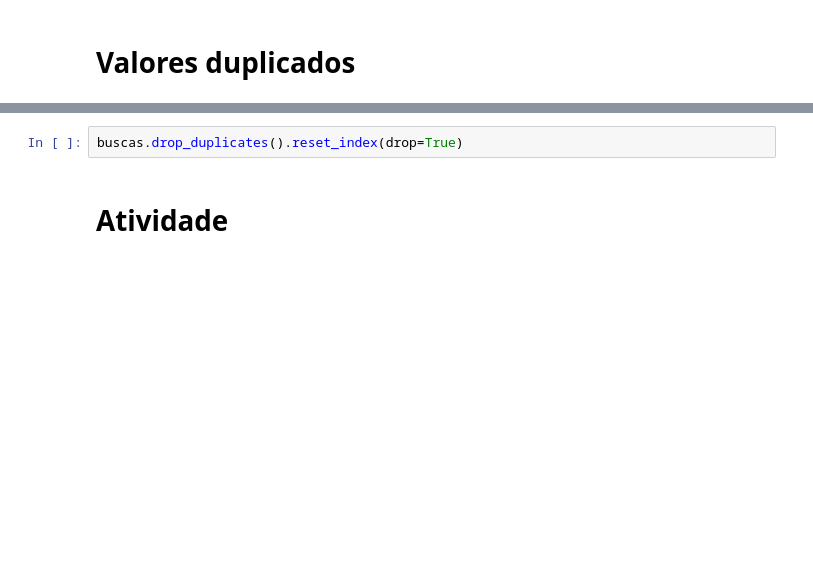
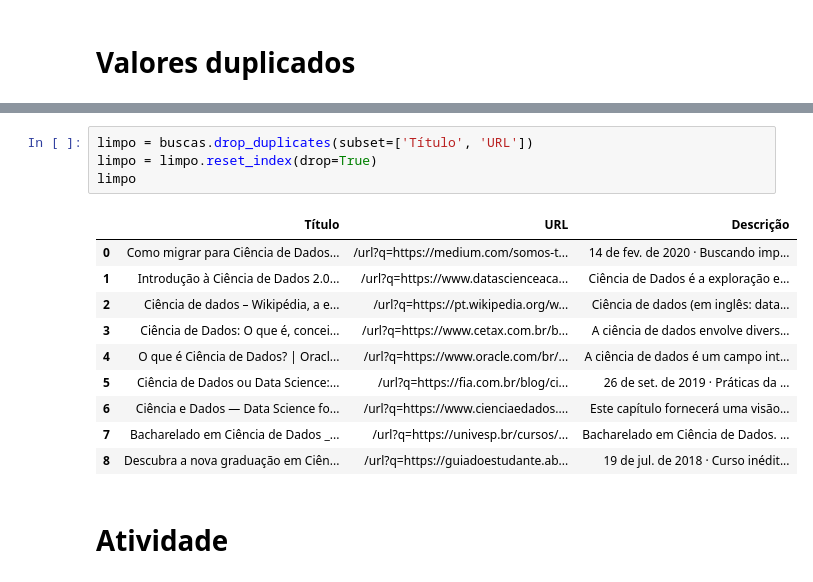
Before and after one commit to tafarelyan/aula-ETL, a Jupyter notebook: Aula 3 - Problemas nos dados.ipynb, the cells around one changed output, grey strips where cells are left out. Cells and saved outputs as stored; diff of their text form; blank space fills up the shorter version.

```diff
--- a/Aula 3 - Problemas nos dados.ipynb
+++ b/Aula 3 - Problemas nos dados.ipynb
@@ -452,5 +536,18 @@ buscas
 # %%
-buscas.drop_duplicates().reset_index(drop=True)
+limpo = buscas.drop_duplicates(subset=['Título', 'URL'])
+limpo = limpo.reset_index(drop=True)
+limpo
+# %% [output]
+|  | Título | URL | Descrição |
+| 0 | Como migrar para Ciência de Dados... | /url?q=https://medium.com/somos-t... | 14 de fev. de 2020 · Buscando imp... |
+| 1 | Introdução à Ciência de Dados 2.0... | /url?q=https://www.datascienceaca... | Ciência de Dados é a exploração e... |
+| 2 | Ciência de dados – Wikipédia, a e... | /url?q=https://pt.wikipedia.org/w... | Ciência de dados (em inglês: data... |
+| 3 | Ciência de Dados: O que é, concei... | /url?q=https://www.cetax.com.br/b... | A ciência de dados envolve divers... |
+| 4 | O que é Ciência de Dados? | Oracl... | /url?q=https://www.oracle.com/br/... | A ciência de dados é um campo int... |
+| 5 | Ciência de Dados ou Data Science:... | /url?q=https://fia.com.br/blog/ci... | 26 de set. de 2019 · Práticas da ... |
+| 6 | Ciência e Dados — Data Science fo... | /url?q=https://www.cienciaedados.... | Este capítulo fornecerá uma visão... |
+| 7 | Bacharelado em Ciência de Dados _... | /url?q=https://univesp.br/cursos/... | Bacharelado em Ciência de Dados. ... |
+| 8 | Descubra a nova graduação em Ciên... | /url?q=https://guiadoestudante.ab... | 19 de jul. de 2018 · Curso inédit... |
 # %% [markdown]
 # Atividade
 # %% [markdown]
```
Also changed, not shown: parts of 58 cells of this notebook.
